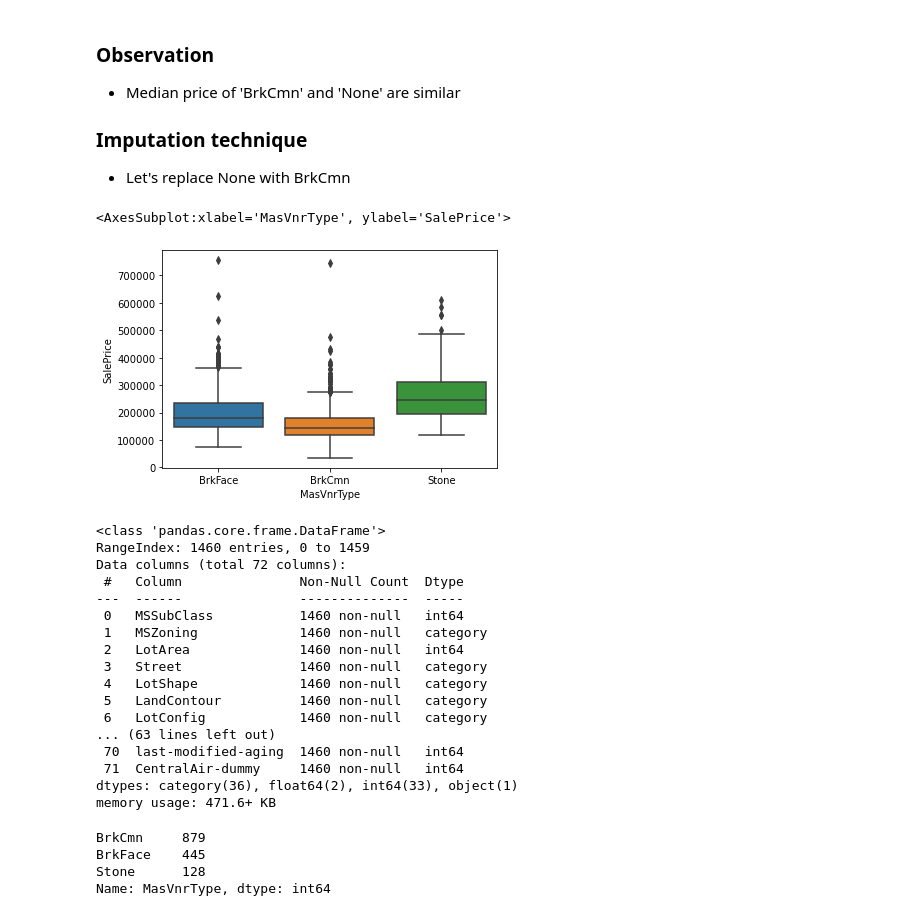
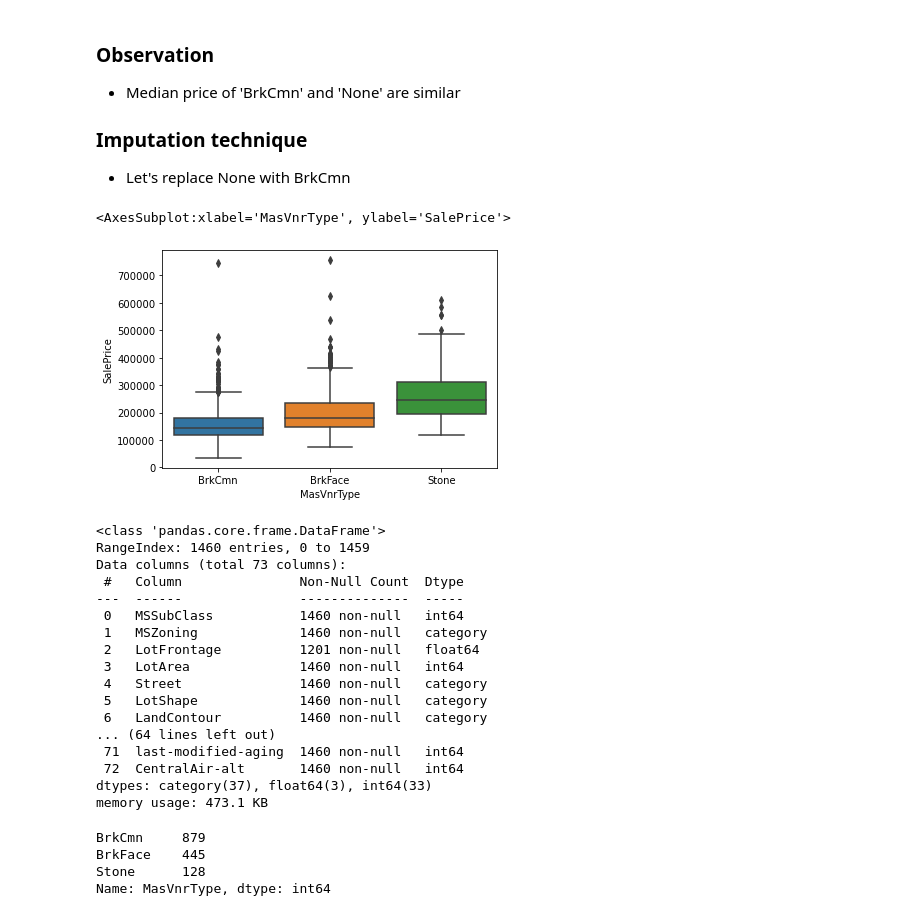
Before and after one commit to JamshedAhsan/house-price-prediction, a Jupyter notebook: Housing-Price-Prediction.ipynb, the cells around one changed output. Saved outputs shown, nothing was run; the diff lists cells and outputs as text; code cells hidden in the pictures.

```diff
--- a/Housing-Price-Prediction.ipynb
+++ b/Housing-Price-Prediction.ipynb
@@ -2323,8 +2273,8 @@ Alloca       12
 AdjLand       4
 Name: SaleCondition, dtype: int64
 # %%
-housing_data_09['SaleCondition'] = housing_data_09['SaleCondition'].astype('category')
-housing_data_09.info()
+housing_base_data['SaleCondition'] = housing_base_data['SaleCondition'].astype('category')
+housing_base_data.info()
 # %% [output]
 <class 'pandas.core.frame.DataFrame'>
 RangeIndex: 1460 entries, 0 to 1459
@@ -2361,6 +2311,6 @@ housing_data_09['Id']
 Name: Id, Length: 1460, dtype: int64
 # %%
 #since 'Id' is only identifier for each data entry; we can drop it
-housing_data_10 = housing_data_09.drop(columns='Id', axis=1)
-housing_data_10.head()
+housing_base_data = housing_base_data.drop(columns='Id', axis=1)
+housing_base_data.head()
 # %% [output]
@@ -2414,30 +2364,32 @@ sns.boxplot(data=housing_data_10, x='MasVnrType', y='SalePrice')
 ### Imputation technique
 * Let's replace None with BrkCmn
 # %%
-housing_data_10['MasVnrType'] = housing_data_10['MasVnrType'].apply(lambda x: 'BrkCmn' if (x=='None') else x)
+housing_base_data['MasVnrType'] = housing_base_data['MasVnrType'].apply(lambda x: 'BrkCmn' if (x=='None') else x)
+# %%
+housing_base_data['MasVnrType'] = housing_base_data['MasVnrType'].astype('category')
 # %%
-sns.boxplot(data=housing_data_10, x='MasVnrType', y='SalePrice')
+sns.boxplot(data=housing_base_data, x='MasVnrType', y='SalePrice')
 # %% [output]
 <AxesSubplot:xlabel='MasVnrType', ylabel='SalePrice'>
-[figure, old version]
+[figure, new version]
 # %%
-housing_data_10.info()
+housing_base_data.info()
 # %% [output]
 <class 'pandas.core.frame.DataFrame'>
 RangeIndex: 1460 entries, 0 to 1459
-Data columns (total 72 columns):
+Data columns (total 73 columns):
  #   Column               Non-Null Count  Dtype
 ---  ------               --------------  -----
  0   MSSubClass           1460 non-null   int64
  1   MSZoning             1460 non-null   category
- 2   LotArea              1460 non-null   int64
- 3   Street               1460 non-null   category
- 4   LotShape             1460 non-null   category
- 5   LandContour          1460 non-null   category
- 6   LotConfig            1460 non-null   category
-... (63 lines left out)
- 70  last-modified-aging  1460 non-null   int64
- 71  CentralAir-dummy     1460 non-null   int64
-dtypes: category(36), float64(2), int64(33), object(1)
-memory usage: 471.6+ KB
+ 2   LotFrontage          1201 non-null   float64
+ 3   LotArea              1460 non-null   int64
+ 4   Street               1460 non-null   category
+ 5   LotShape             1460 non-null   category
+ 6   LandContour          1460 non-null   category
+... (64 lines left out)
+ 71  last-modified-aging  1460 non-null   int64
+ 72  CentralAir-alt       1460 non-null   int64
+dtypes: category(37), float64(3), int64(33)
+memory usage: 473.1 KB
 # %%
```
Also changed, not shown: parts of 225 cells of this notebook.
